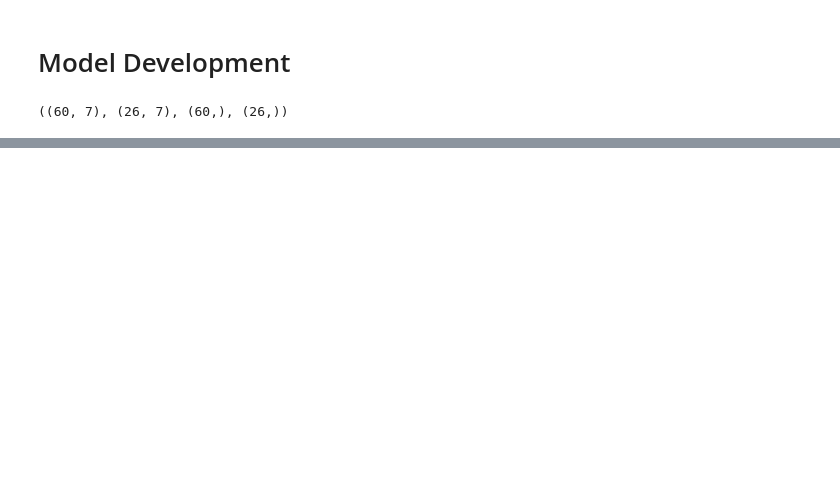
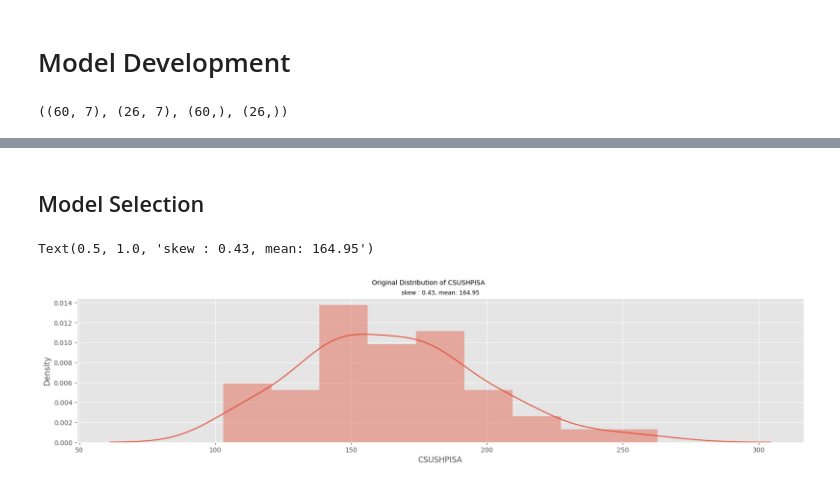
Before and after one commit to SarkarPriyanshu/USHousingMarketAnalysis, a Jupyter notebook: 03_Model_Development_Evaluation.ipynb, the cells around one changed output, grey strips where cells are left out. Cells and saved outputs as stored; diff of their text form; code cells hidden in the pictures; blank space fills up the shorter version.

```diff
--- a/03_Model_Development_Evaluation.ipynb
+++ b/03_Model_Development_Evaluation.ipynb
@@ -7,6 +7,10 @@
 import pandas as pd
 import numpy as np
 import scipy.stats as stats
+
+import matplotlib.pyplot as plt
+import matplotlib.gridspec as grid
+import seaborn as sns
 
 from sklearn.pipeline import Pipeline
 from sklearn.model_selection import train_test_split
@@ -16,6 +20,8 @@ from sklearn.linear_model import LinearRegression,BayesianRidge,LassoLars,SGDReg
 from sklearn.svm import SVR
 from sklearn.metrics import mean_squared_error,r2_score
 
+plt.style.use('ggplot')
+
 # Ignore warnings for cleaner output
 import warnings
 warnings.filterwarnings('ignore')
@@ -115,0 +123,13 @@ Name: SVR                       TrainRMSE: 0.01, TestRMSE: 0.01, DiffRMSE: -0.0
+# %% [markdown]
+## Model Selection
+# %%
+fig, ax = plt.subplots( figsize=(20, 4))
+fig.suptitle('Original Distribution of CSUSHPISA', fontsize=10)
+
+# Original Distribution and Boxplot
+sns.distplot(df['CSUSHPISA'], ax=ax)
+skew = np.round(stats.skew(df['CSUSHPISA']), 2)
+ax.set_title(f'skew : {skew}, mean: {np.round(df["CSUSHPISA"].mean(),2)}',fontsize=9)
+# %% [output]
+Text(0.5, 1.0, 'skew : 0.43, mean: 164.95')
+[figure, added]
```
Also changed, not shown: parts of 5 cells of this notebook.
